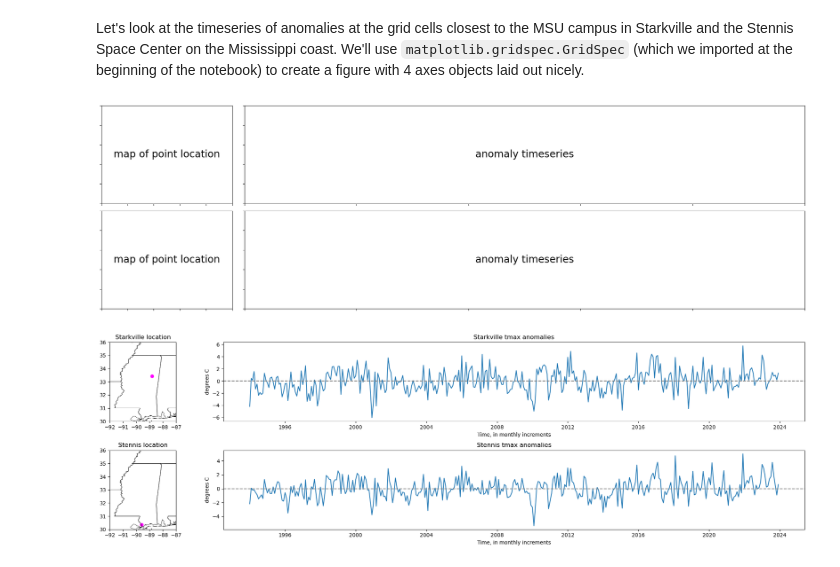
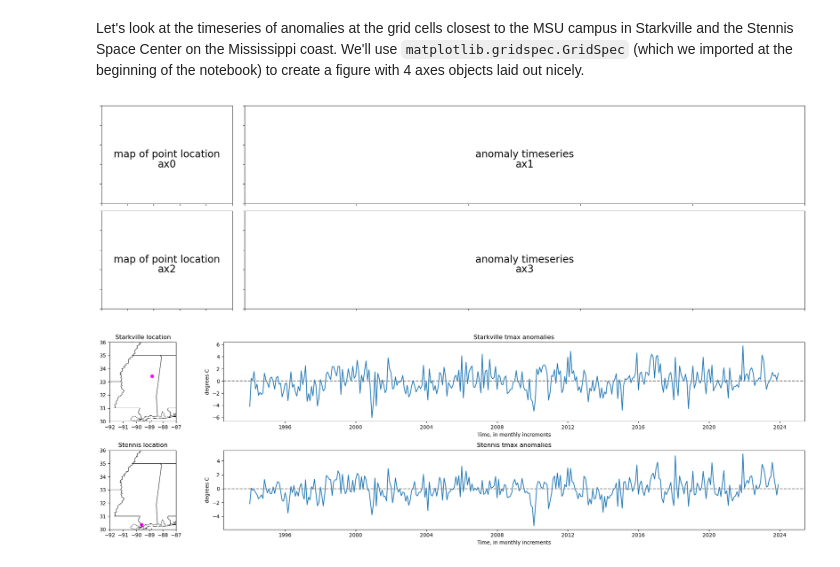
Before and after one commit to kerriegeil/DEV_canvas_beginner_py, a Jupyter notebook: IntroToXarray.ipynb, the cells around one changed output. Cells and saved outputs as stored; diff of their text form; code cells hidden in the pictures.

````diff
--- a/IntroToXarray.ipynb
+++ b/IntroToXarray.ipynb
@@ -567,0 +565,8 @@ plt.show()
+# %%
+# True/False mask, tx nans (beyond MS boundary) not propagated
+warm_mask = tx >= 32
+print(warm_mask.sizes)
+
+# True/False mask, tx nans (beyond MS boundary) propagated
+warm_mask_nan = xr.where(np.isfinite(tx),warm_mask,np.nan)
+print(warm_mask_nan.sizes)
@@ -567,0 +578,28 @@ plt.show()
+# %%
+# plot both masks for a single time
+itime = 5
+var_info = {f"32C mask no nan {tx.time[itime].dt.strftime('%Y-%m-%d').data}":warm_mask,
+            f"32C mask w/nan {tx.time[itime].dt.strftime('%Y-%m-%d').data}":warm_mask_nan}
+
+fig = plt.figure(figsize=(8,4))
+nrows,ncols = 1,2
+colors = ["red", "blue"]
+bounds = [0, 0.5, 1]
+cmap = matplotlib.colors.ListedColormap(colors)
+norm = matplotlib.colors.BoundaryNorm(bounds, cmap.N)
+
+for i,(key,value) in enumerate(var_info.items()):
+    # print(i,key)
+    ax = fig.add_subplot(nrows,ncols,i+1, projection=ccrs.PlateCarree()) # first subplot using Pseudo Plate Carree for display
+    ax.set_extent([-92, -87, 28, 37], crs=ccrs.PlateCarree()) # map lat lon extents
+    ax.add_feature(cfeature.STATES, linewidth=0.5, edgecolor='black') # Add state boundaries
+    ax.set_xticks(ax.get_xticks()) # show x-axis label, ticks, tick labels
+    ax.set_yticks(ax.get_yticks()) # show y-axis label, ticks, tick labels
+
+    value.isel(time=itime).plot(ax=ax,cmap=cmap,norm=norm,add_colorbar=False)#cbar_kwargs={'ticks': [0.25, 0.75]})
+    cbar=fig.colorbar(ax,ticks=[0.25, 0.75])#.set_label(label='Label',size=20,weight='bold')
+    cbar.ax.set_ticklabels(['False','True'])
+
+    # cb.ax.tick_params(labelsize='large')
+    ax.set_title(key)
+plt.show()
@@ -705,34 +750,37 @@ anomalies = tx.groupby('time.month') - tx.groupby('time.month').mean('time')
 # %% [markdown]
 Let's look at the timeseries of anomalies at the grid cells closest to the MSU campus in Starkville and the Stennis Space Center on the Mississippi coast. We'll use ```matplotlib.gridspec.GridSpec``` (which we imported at the beginning of the notebook) to create a figure with 4 axes objects laid out nicely.
 # %%
-# this is how we want to lay out our plots
+# first look at how to set up axes with GridSpec
 
 # create main figure object
 fig = plt.figure(figsize=(20,6),layout="tight")
 
 # set up multiple axes on a grid
-gs = GridSpec(2,5, figure=fig)
+# this is how we want to lay out our plots
+gs = GridSpec(2,5, figure=fig) # grid divided into 2 rows, 5 columns
 ax0 = fig.add_subplot(gs[0, 0])  # first row, first column
 ax1 = fig.add_subplot(gs[0, 1:]) # first row, remaining columns
 ax2 = fig.add_subplot(gs[1, 0])  # second row, first column
 ax3 = fig.add_subplot(gs[1, 1:]) # second row, remaining columns
 
 # add modifications/formatting to all the axes
 def format_axes(fig):
     for i, ax in enumerate(fig.axes):
         # formatting for the map plots
         if i in [0,2]:
             ax.text(0.5, 0.5, "map of point location", va="center", ha="center",fontsize=20)
+            ax.text(0.5, 0.4, f"ax{i}", va="center", ha="center",fontsize=20)
             ax.tick_params(labelbottom=False, labelleft=False)
         # formatting for the timeseries plots
         if i in [1,3]:
             ax.text(0.5, 0.5, "anomaly timeseries", va="center", ha="center",fontsize=20)
+            ax.text(0.5, 0.4, f"ax{i}", va="center", ha="center",fontsize=20)
             ax.tick_params(labelbottom=False, labelleft=False)
 
 format_axes(fig)
 
 # plot everything
 plt.show()
 # %% [output]
-[figure, old version]
+[figure, new version]
 # %%
````
Also changed, not shown: parts of 35 cells of this notebook, 1 other file.
